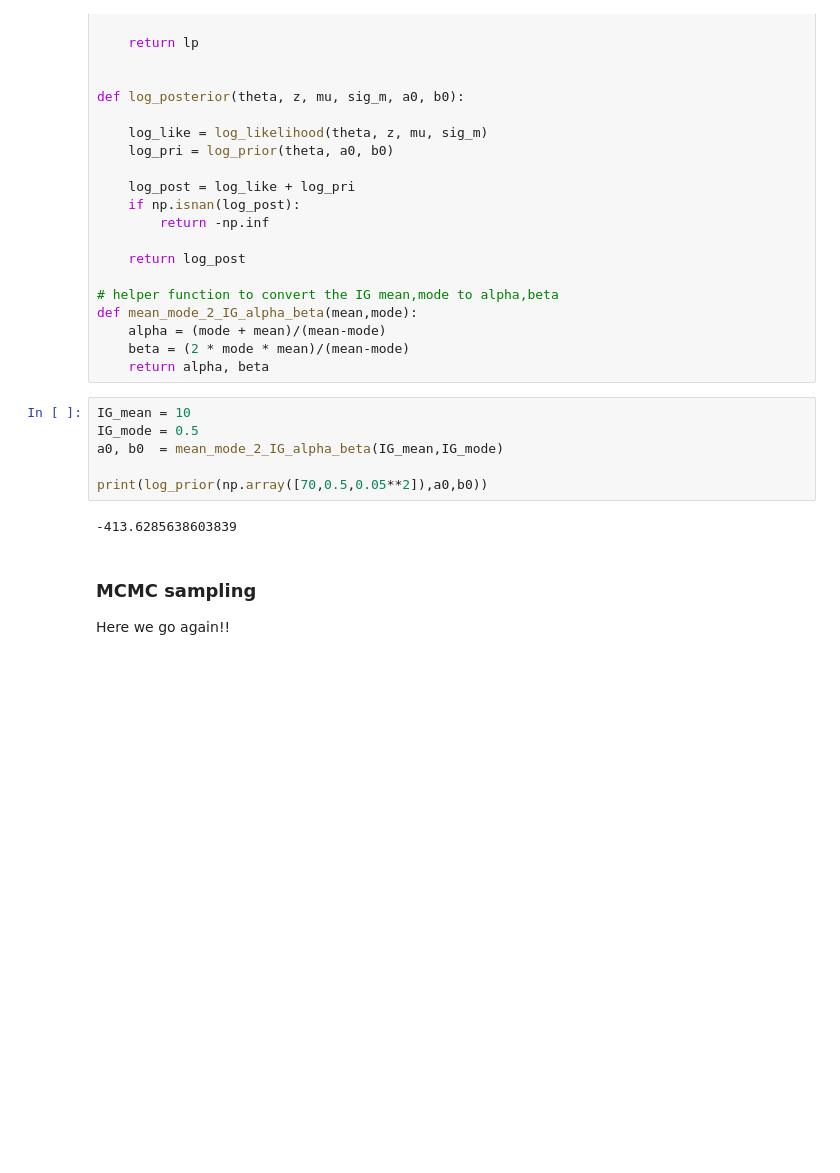
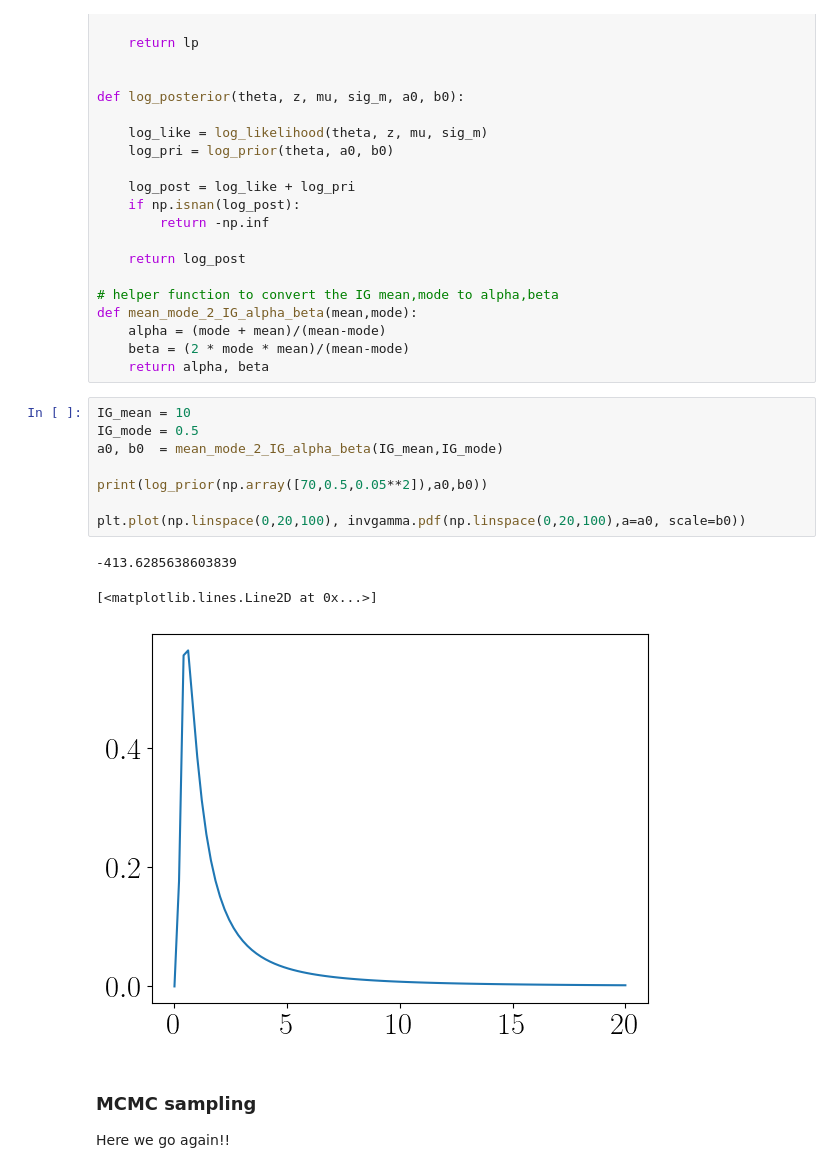
Before and after one commit to j-haralds/Advanced_sim, a Jupyter notebook: proj1_shared/proj1_master.ipynb, the cells around one changed output. Drawn from its saved outputs; the diff is of its cells as text; blank space fills up the shorter version.

```diff
--- a/proj1_shared/proj1_master.ipynb
+++ b/proj1_shared/proj1_master.ipynb
@@ -202,11 +202,15 @@ def mean_mode_2_IG_alpha_beta(mean,mode):
 # %%
 IG_mean = 10
 IG_mode = 0.5
 a0, b0  = mean_mode_2_IG_alpha_beta(IG_mean,IG_mode)
 
 print(log_prior(np.array([70,0.5,0.05**2]),a0,b0))
+
+plt.plot(np.linspace(0,20,100), invgamma.pdf(np.linspace(0,20,100),a=a0, scale=b0))
 # %% [output]
 -413.6285638603839
+[<matplotlib.lines.Line2D at 0x...>]
+[figure, added]
 # %% [markdown]
 ### MCMC sampling
 Here we go again!!
```
